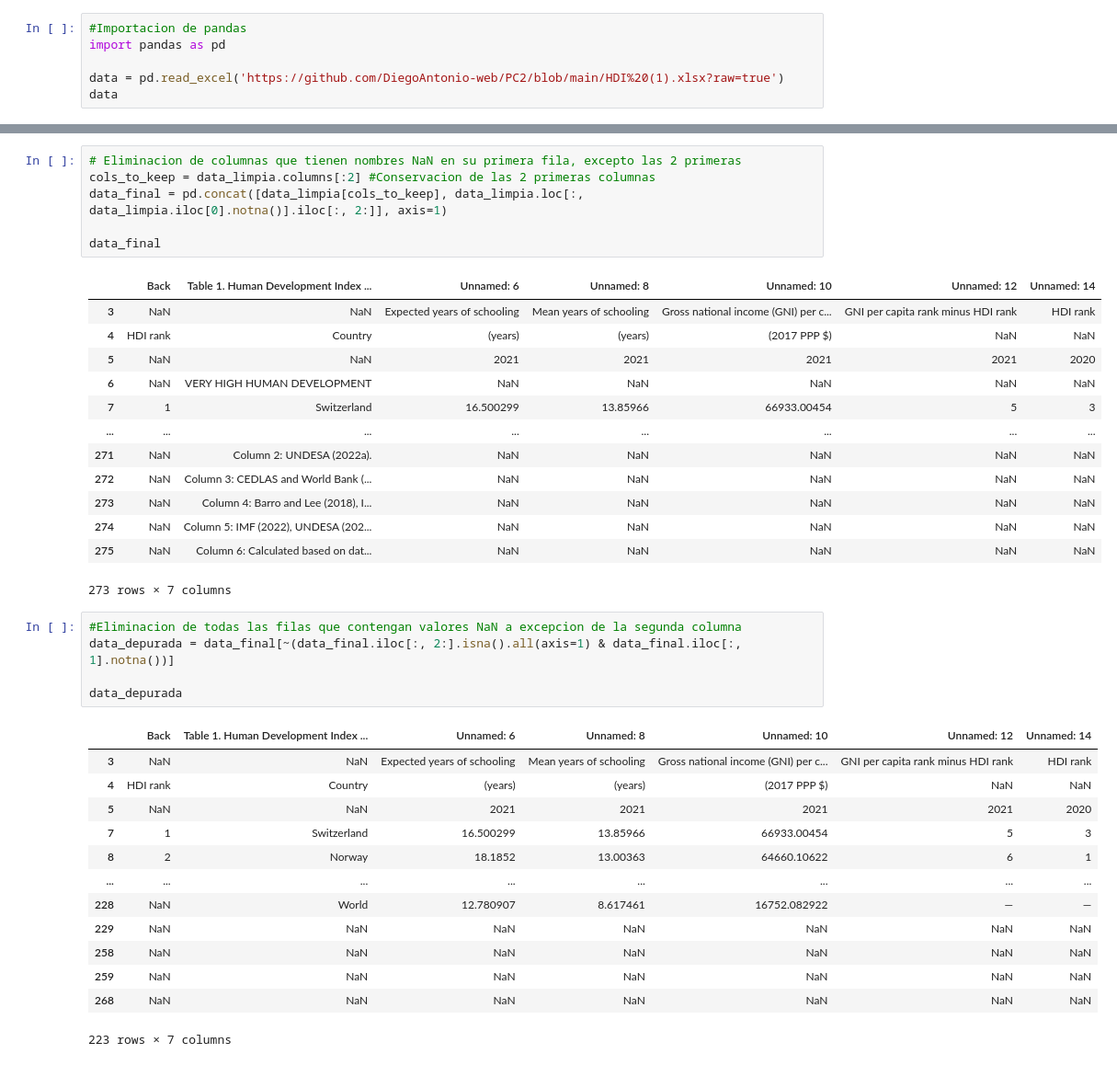
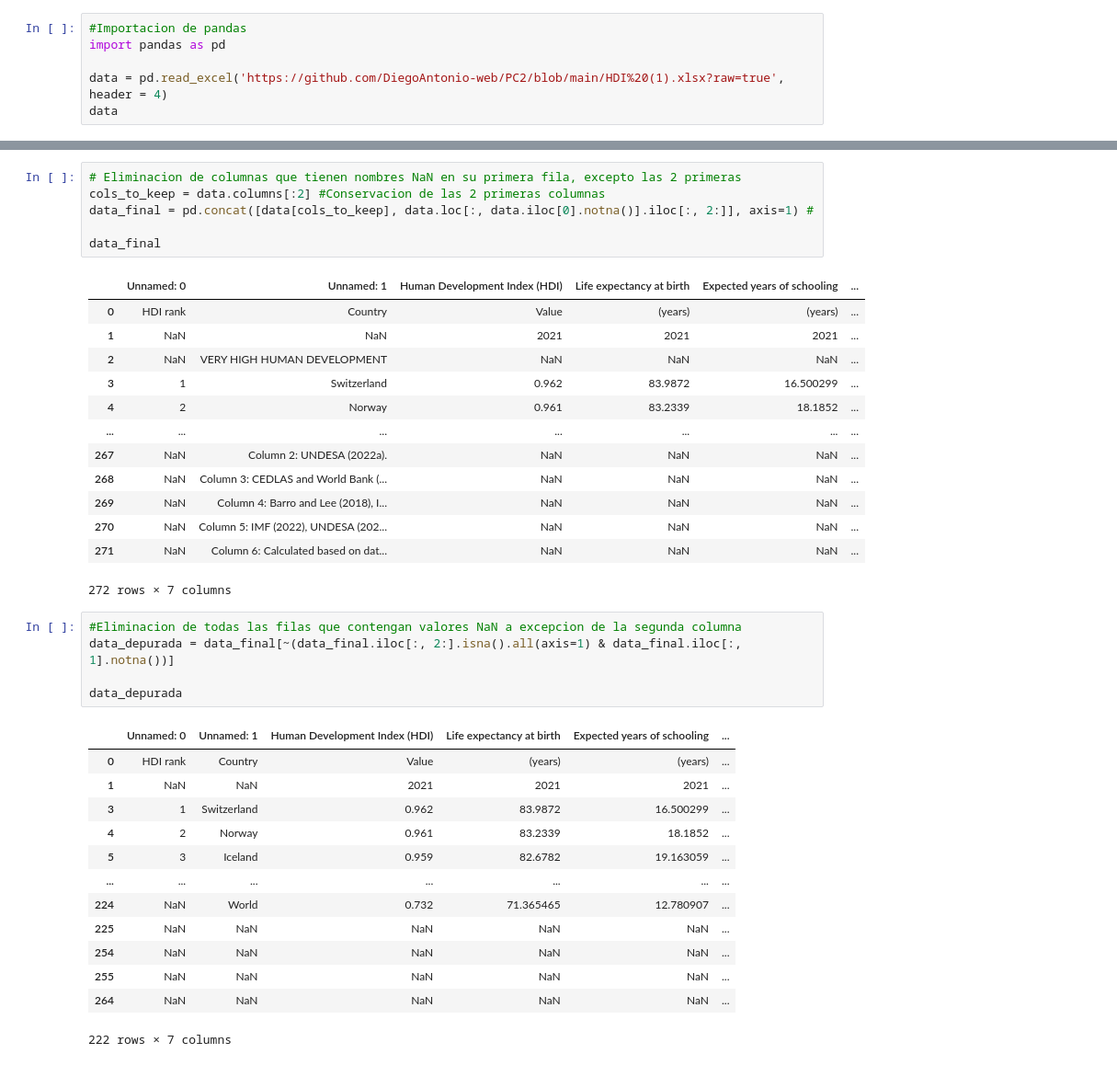
Before and after one commit to DiegoAntonio-web/PC2, a Jupyter notebook: PC2.ipynb, the cells around one changed output, grey strips where cells are left out. Shown at 92% size. Drawn from its saved outputs; the diff is of its cells as text.

```diff
--- a/PC2.ipynb
+++ b/PC2.ipynb
@@ -12,6 +12,6 @@ Let's get some data:
 #Importacion de pandas
 import pandas as pd
 
-data = pd.read_excel('https://github.com/DiegoAntonio-web/PC2/blob/main/HDI%20(1).xlsx?raw=true')
+data = pd.read_excel('https://github.com/DiegoAntonio-web/PC2/blob/main/HDI%20(1).xlsx?raw=true', header = 4)
 data
 # %% [output]
@@ -49,42 +31,42 @@ data_limpia
 # %%
 # Eliminacion de columnas que tienen nombres NaN en su primera fila, excepto las 2 primeras
-cols_to_keep = data_limpia.columns[:2] #Conservacion de las 2 primeras columnas
-data_final = pd.concat([data_limpia[cols_to_keep], data_limpia.loc[:, data_limpia.iloc[0].notna()].iloc[:, 2:]], axis=1)
+cols_to_keep = data.columns[:2] #Conservacion de las 2 primeras columnas
+data_final = pd.concat([data[cols_to_keep], data.loc[:, data.iloc[0].notna()].iloc[:, 2:]], axis=1) #
 
 data_final
 # %% [output]
-|  | Back | Table 1. Human Development Index ... | Unnamed: 6 | Unnamed: 8 | Unnamed: 10 | Unnamed: 12 | Unnamed: 14 |
-| 3 | NaN | NaN | Expected years of schooling | Mean years of schooling | Gross national income (GNI) per c... | GNI per capita rank minus HDI rank | HDI rank |
-| 4 | HDI rank | Country | (years) | (years) | (2017 PPP $) | NaN | NaN |
-| 5 | NaN | NaN | 2021 | 2021 | 2021 | 2021 | 2020 |
-| 6 | NaN | VERY HIGH HUMAN DEVELOPMENT | NaN | NaN | NaN | NaN | NaN |
-| 7 | 1 | Switzerland | 16.500299 | 13.85966 | 66933.00454 | 5 | 3 |
-| ... | ... | ... | ... | ... | ... | ... | ... |
-| 271 | NaN | Column 2: UNDESA (2022a). | NaN | NaN | NaN | NaN | NaN |
-| 272 | NaN | Column 3: CEDLAS and World Bank (... | NaN | NaN | NaN | NaN | NaN |
-| 273 | NaN | Column 4: Barro and Lee (2018), I... | NaN | NaN | NaN | NaN | NaN |
-| 274 | NaN | Column 5: IMF (2022), UNDESA (202... | NaN | NaN | NaN | NaN | NaN |
-| 275 | NaN | Column 6: Calculated based on dat... | NaN | NaN | NaN | NaN | NaN |
+|  | Unnamed: 0 | Unnamed: 1 | Human Development Index (HDI) | Life expectancy at birth | Expected years of schooling | ... |
+| 0 | HDI rank | Country | Value | (years) | (years) | ... |
+| 1 | NaN | NaN | 2021 | 2021 | 2021 | ... |
+| 2 | NaN | VERY HIGH HUMAN DEVELOPMENT | NaN | NaN | NaN | ... |
+| 3 | 1 | Switzerland | 0.962 | 83.9872 | 16.500299 | ... |
+| 4 | 2 | Norway | 0.961 | 83.2339 | 18.1852 | ... |
+| ... | ... | ... | ... | ... | ... | ... |
+| 267 | NaN | Column 2: UNDESA (2022a). | NaN | NaN | NaN | ... |
+| 268 | NaN | Column 3: CEDLAS and World Bank (... | NaN | NaN | NaN | ... |
+| 269 | NaN | Column 4: Barro and Lee (2018), I... | NaN | NaN | NaN | ... |
+| 270 | NaN | Column 5: IMF (2022), UNDESA (202... | NaN | NaN | NaN | ... |
+| 271 | NaN | Column 6: Calculated based on dat... | NaN | NaN | NaN | ... |
-273 rows × 7 columns
+272 rows × 7 columns
 # %%
 #Eliminacion de todas las filas que contengan valores NaN a excepcion de la segunda columna
 data_depurada = data_final[~(data_final.iloc[:, 2:].isna().all(axis=1) & data_final.iloc[:, 1].notna())]
 
 data_depurada
 # %% [output]
-|  | Back | Table 1. Human Development Index ... | Unnamed: 6 | Unnamed: 8 | Unnamed: 10 | Unnamed: 12 | Unnamed: 14 |
-| 3 | NaN | NaN | Expected years of schooling | Mean years of schooling | Gross national income (GNI) per c... | GNI per capita rank minus HDI rank | HDI rank |
-| 4 | HDI rank | Country | (years) | (years) | (2017 PPP $) | NaN | NaN |
-| 5 | NaN | NaN | 2021 | 2021 | 2021 | 2021 | 2020 |
-| 7 | 1 | Switzerland | 16.500299 | 13.85966 | 66933.00454 | 5 | 3 |
-| 8 | 2 | Norway | 18.1852 | 13.00363 | 64660.10622 | 6 | 1 |
-| ... | ... | ... | ... | ... | ... | ... | ... |
-| 228 | NaN | World | 12.780907 | 8.617461 | 16752.082922 | — | — |
-| 229 | NaN | NaN | NaN | NaN | NaN | NaN | NaN |
-| 258 | NaN | NaN | NaN | NaN | NaN | NaN | NaN |
-| 259 | NaN | NaN | NaN | NaN | NaN | NaN | NaN |
-| 268 | NaN | NaN | NaN | NaN | NaN | NaN | NaN |
+|  | Unnamed: 0 | Unnamed: 1 | Human Development Index (HDI) | Life expectancy at birth | Expected years of schooling | ... |
+| 0 | HDI rank | Country | Value | (years) | (years) | ... |
+| 1 | NaN | NaN | 2021 | 2021 | 2021 | ... |
+| 3 | 1 | Switzerland | 0.962 | 83.9872 | 16.500299 | ... |
+| 4 | 2 | Norway | 0.961 | 83.2339 | 18.1852 | ... |
+| 5 | 3 | Iceland | 0.959 | 82.6782 | 19.163059 | ... |
+| ... | ... | ... | ... | ... | ... | ... |
+| 224 | NaN | World | 0.732 | 71.365465 | 12.780907 | ... |
+| 225 | NaN | NaN | NaN | NaN | NaN | ... |
+| 254 | NaN | NaN | NaN | NaN | NaN | ... |
+| 255 | NaN | NaN | NaN | NaN | NaN | ... |
+| 264 | NaN | NaN | NaN | NaN | NaN | ... |
-223 rows × 7 columns
+222 rows × 7 columns
 # %%
 #Eliminacion de filas que contengan solo valores NaN
 
```
Also changed, not shown: parts of 5 cells of this notebook.
